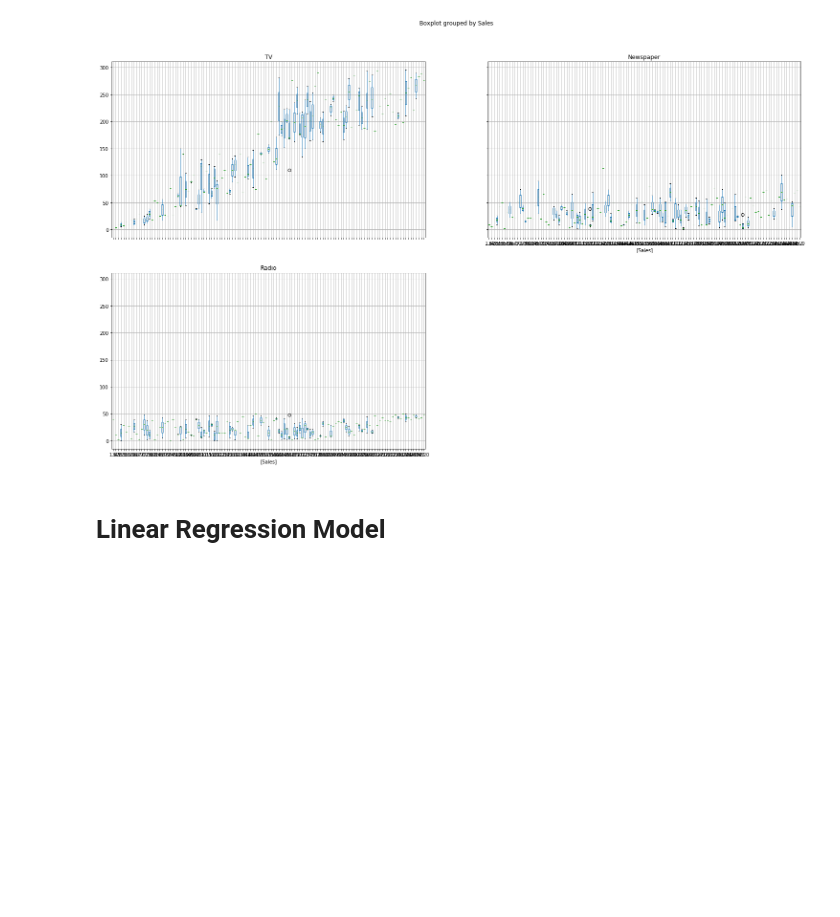
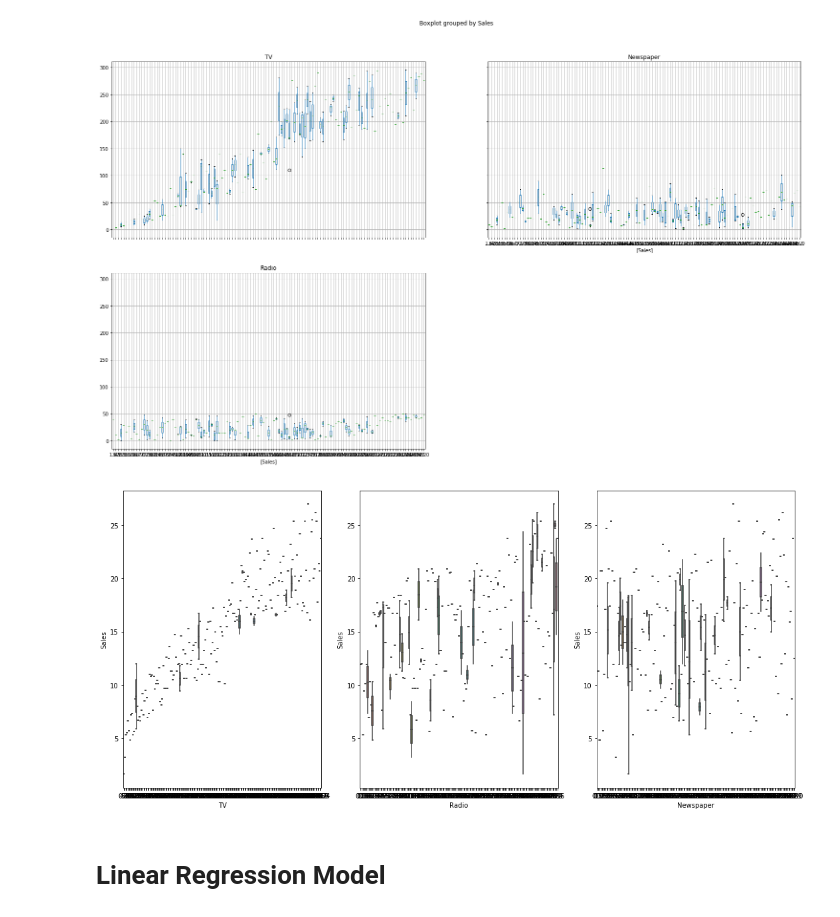
Before and after one commit to Abhishek768/sales_prediction, a Jupyter notebook: sales_prediction.ipynb, the cells around one changed output. Drawn from its saved outputs; the diff is of its cells as text; code cells hidden in the pictures; blank space fills up the shorter version.

```diff
--- a/sales_prediction.ipynb
+++ b/sales_prediction.ipynb
@@ -111,6 +107,14 @@ array([[<matplotlib.axes._subplots.AxesSubplot object at 0x...>,
         <matplotlib.axes._subplots.AxesSubplot object at 0x...>]],
       dtype=object)
 [figure]
+# %%
+fig, axes = plt.subplots(nrows=1, ncols=3, figsize=(15,7))
+sns.boxplot(x='TV', y='Sales', data=ad_data, ax=axes[0])
+sns.boxplot(x='Radio', y='Sales', data=ad_data, ax=axes[1])
+sns.boxplot(x='Newspaper', y='Sales', data=ad_data, ax=axes[2])
+plt.tight_layout()
+# %% [output]
+[figure, added]
 # %% [markdown]
 # Linear Regression Model
 # %% [markdown]
```
Also changed, not shown: parts of 3 cells of this notebook.
